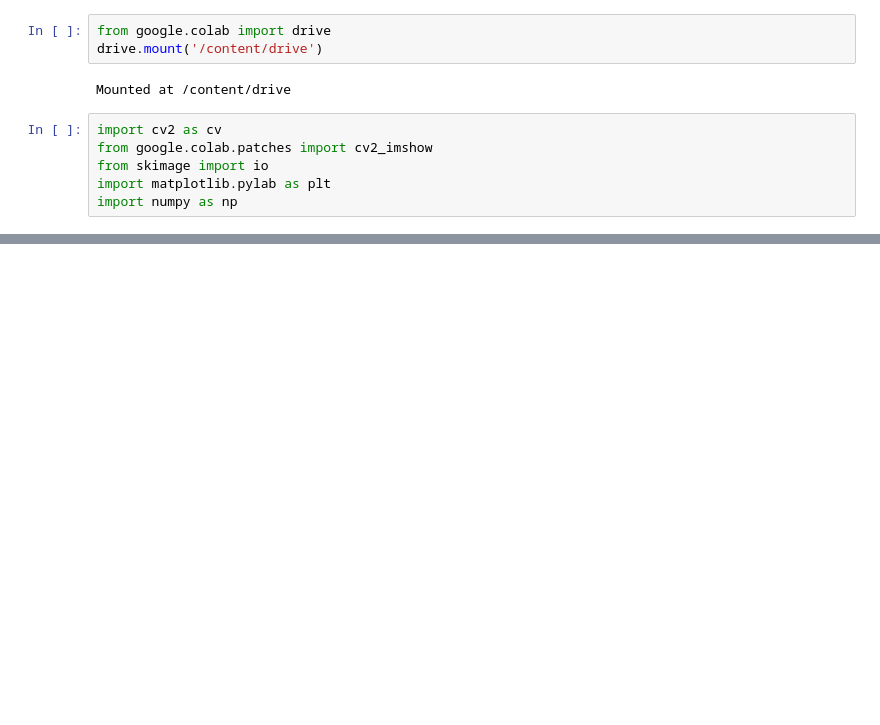
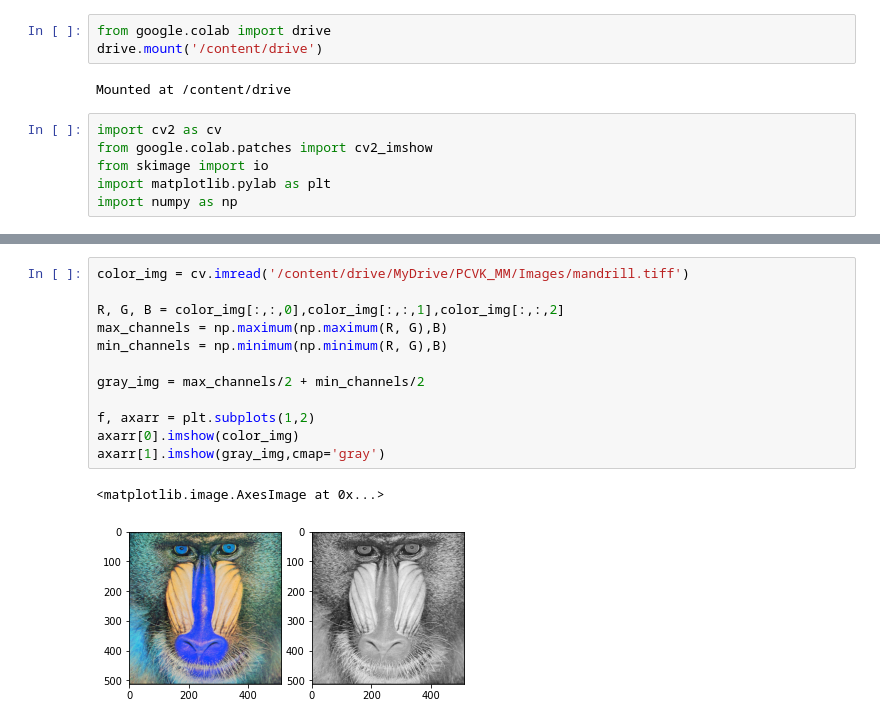
Before and after one commit to SnapeSnoop/PCVK_Ganjil_2022, a Jupyter notebook: week3.ipynb, the cells around one changed output, grey strips where cells are left out. Drawn from its saved outputs; the diff is of its cells as text; blank space fills up the shorter version.

```diff
--- a/week3.ipynb
+++ b/week3.ipynb
@@ -33,0 +63,15 @@ SyntaxError: ignored
+# %%
+color_img = cv.imread('/content/drive/MyDrive/PCVK_MM/Images/mandrill.tiff')
+
+R, G, B = color_img[:,:,0],color_img[:,:,1],color_img[:,:,2]
+max_channels = np.maximum(np.maximum(R, G),B)
+min_channels = np.minimum(np.minimum(R, G),B)
+
+gray_img = max_channels/2 + min_channels/2
+
+f, axarr = plt.subplots(1,2)
+axarr[0].imshow(color_img)
+axarr[1].imshow(gray_img,cmap='gray')
+# %% [output]
+<matplotlib.image.AxesImage at 0x...>
+[figure, added]
```
Also changed, not shown: parts of 4 cells of this notebook.
